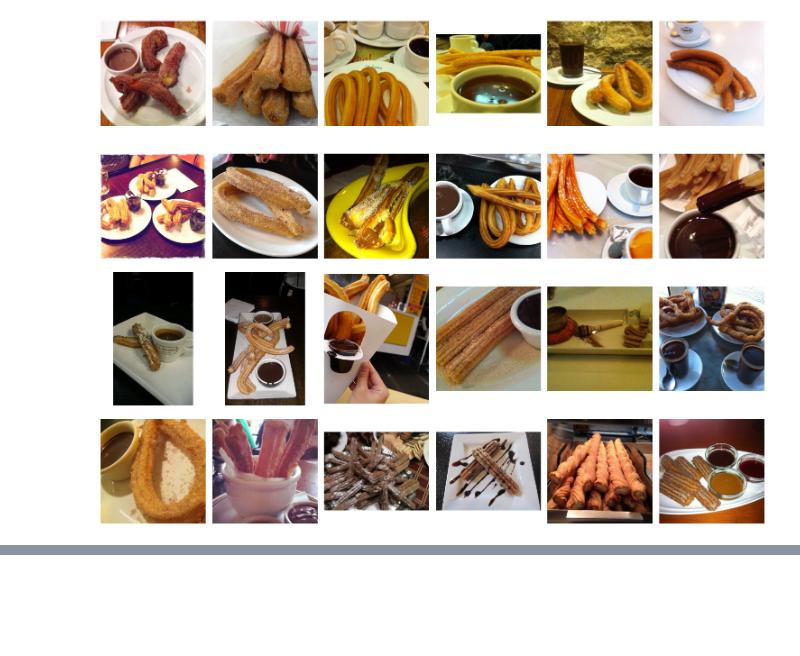
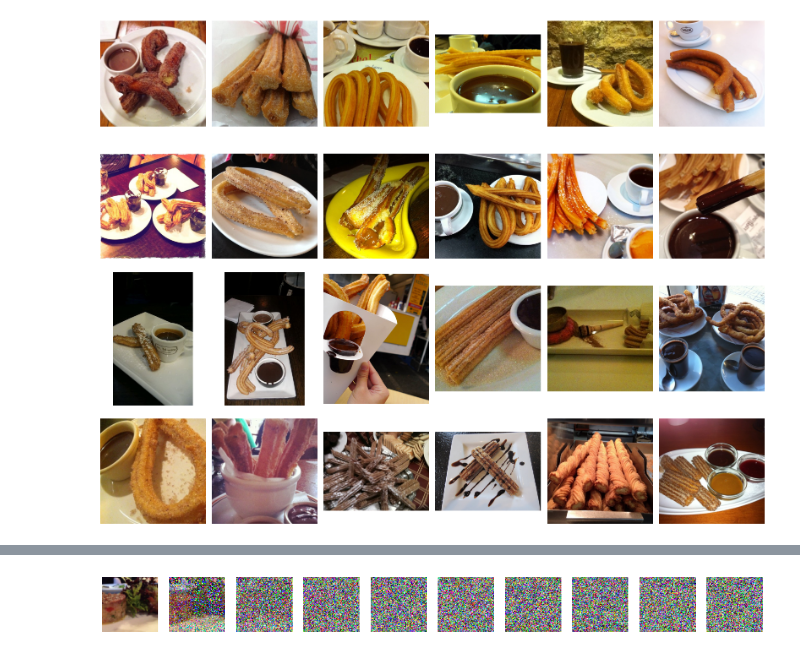
Before and after one commit to kanavgoyal898/noisOut, a Jupyter notebook: test.ipynb, the cells around one changed output, grey strips where cells are left out. Saved outputs shown, nothing was run; the diff lists cells and outputs as text; code cells hidden in the pictures; blank space fills up the shorter version.

```diff
--- a/test.ipynb
+++ b/test.ipynb
@@ -84,0 +94,7 @@ show_tensor_image(images[0])
+# %%
+def linear_beta_schedules(timesteps, start=0.0001, end=0.02):
+    betas = torch.linspace(start, end, timesteps)
+    return betas
+
+betas = linear_beta_schedules(T)
+betas
@@ -84,0 +119,6 @@ show_tensor_image(images[0])
+# %%
+# alphas pre-computed values
+alphas = 1. - betas
+alphas_cumulative_product = torch.cumprod(alphas, dim=0)
+alphas_cumulative_product_prev = torch.nn.functional.pad(alphas_cumulative_product[:-1], (1, 0), value=1.0)
+alphas, alphas_cumulative_product, alphas_cumulative_product_prev
@@ -84,0 +143,27 @@ show_tensor_image(images[0])
+# %%
+def value_at_t(vals, t, x_shape):
+    batch_size = t.shape[0]
+    out = vals.gather(-1, t)
+    return out.reshape(batch_size, *((1, ) * (len(x_shape) - 1)))
+# %%
+def forward_diffusion_sample(x_0, t):
+    noise = torch.randn_like(x_0)
+    alphas_cumulative_product_t = value_at_t(alphas_cumulative_product, t, x_0.shape)
+
+    sqrt_alphas_cumulative_product_t = torch.sqrt(alphas_cumulative_product_t)
+    sqrt_one_minus_alphas_cumulative_product_t = torch.sqrt(1. - alphas_cumulative_product_t)
+
+    # distribution re-parameterization trick
+    return (sqrt_alphas_cumulative_product_t * x_0 + sqrt_one_minus_alphas_cumulative_product_t * noise), noise
+# %%
+step_size = 100
+num_images = T // step_size
+
+plt.figure(figsize=(16, 4))
+for idx in range(0, T, step_size):
+    t = torch.tensor([idx], dtype=torch.int64)
+    plt.subplot(1, num_images + 1, int(idx//step_size) + 1)
+    img, noise = forward_diffusion_sample(images, t)
+    show_tensor_image(img)
+# %% [output]
+[figure, added]
```
Also changed, not shown: parts of 12 cells of this notebook.
